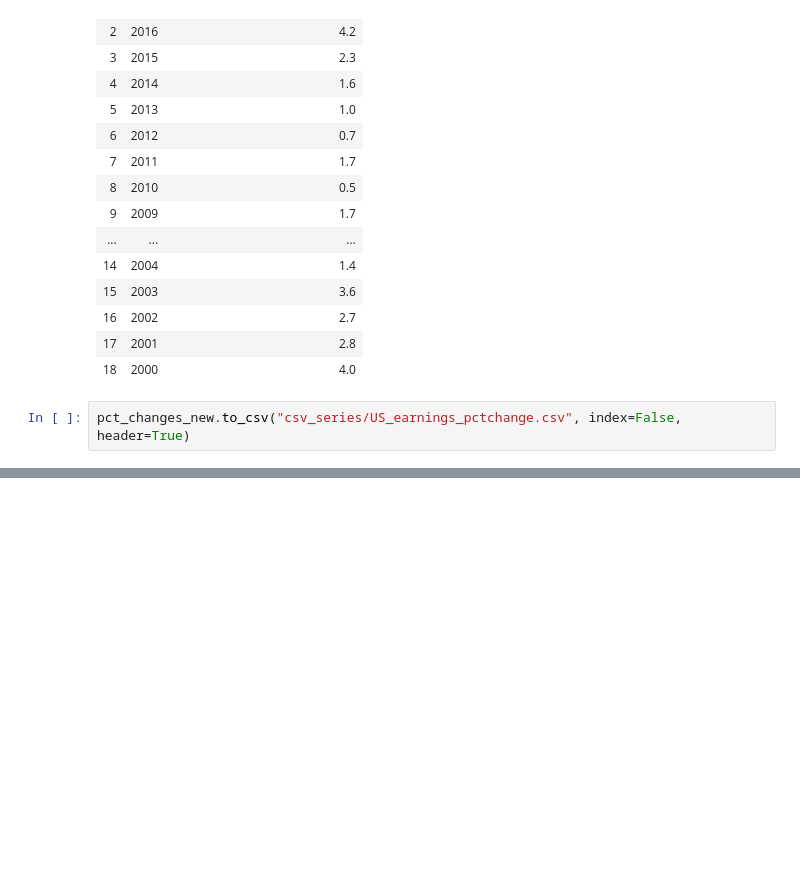
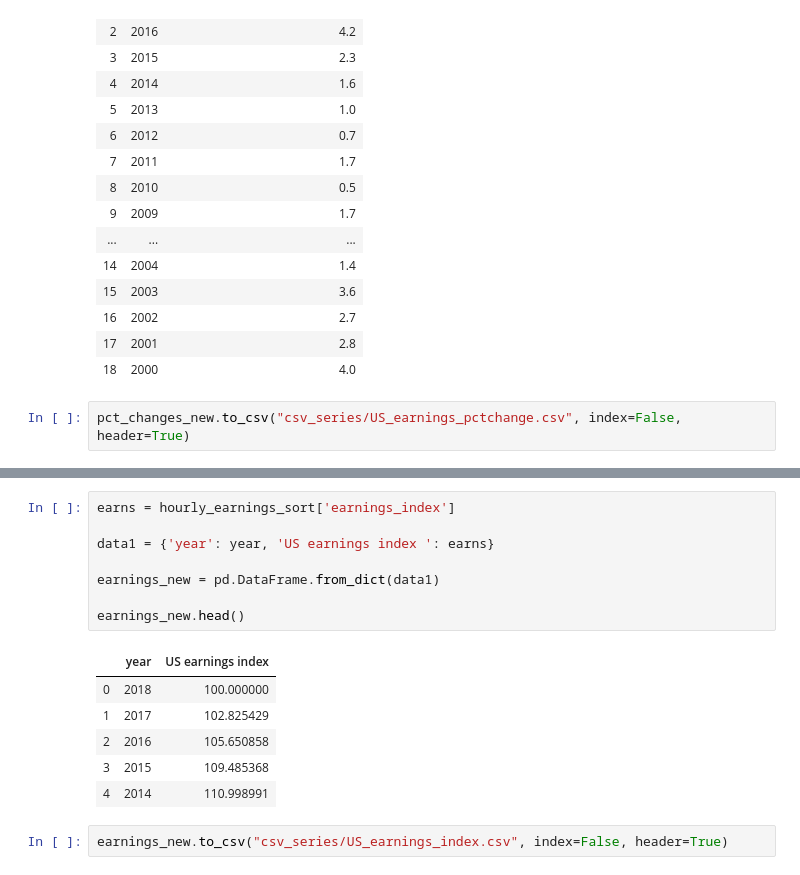
Before and after one commit to Emma-Pang/team_efx_dataproject, a Jupyter notebook: earnings.ipynb, the cells around one changed output, grey strips where cells are left out. Cells and saved outputs as stored; diff of their text form; blank space fills up the shorter version.

```diff
--- a/earnings.ipynb
+++ b/earnings.ipynb
@@ -158,0 +187,17 @@ pct_changes_new.to_csv("csv_series/US_earnings_pctchange.csv", index=False, head
+# %%
+earns = hourly_earnings_sort['earnings_index']
+
+data1 = {'year': year, 'US earnings index ': earns}
+
+earnings_new = pd.DataFrame.from_dict(data1)
+
+earnings_new.head()
+# %% [output]
+|  | year | US earnings index |
+| 0 | 2018 | 100.000000 |
+| 1 | 2017 | 102.825429 |
+| 2 | 2016 | 105.650858 |
+| 3 | 2015 | 109.485368 |
+| 4 | 2014 | 110.998991 |
+# %%
+earnings_new.to_csv("csv_series/US_earnings_index.csv", index=False, header=True)
```
Also changed, not shown: parts of 6 cells of this notebook, 2 other files.
